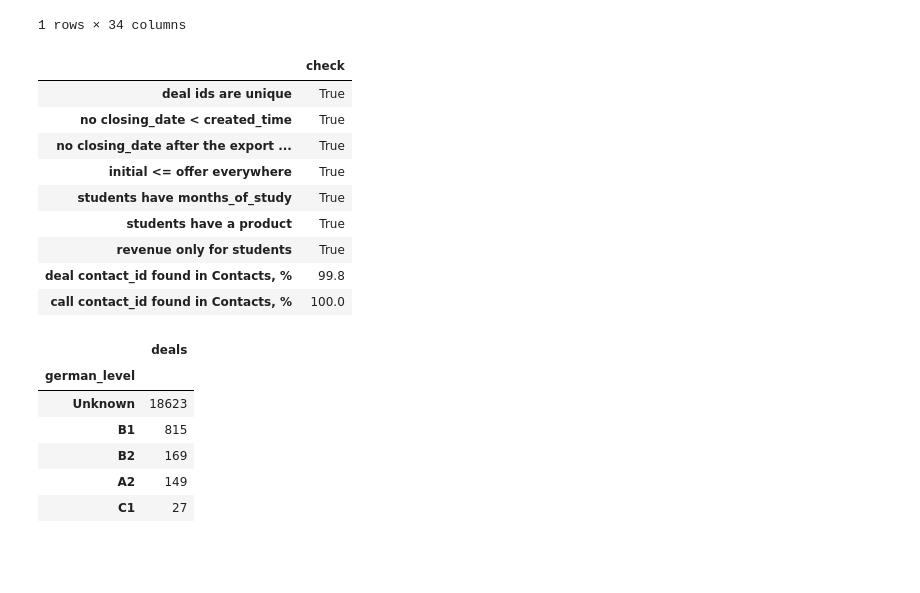
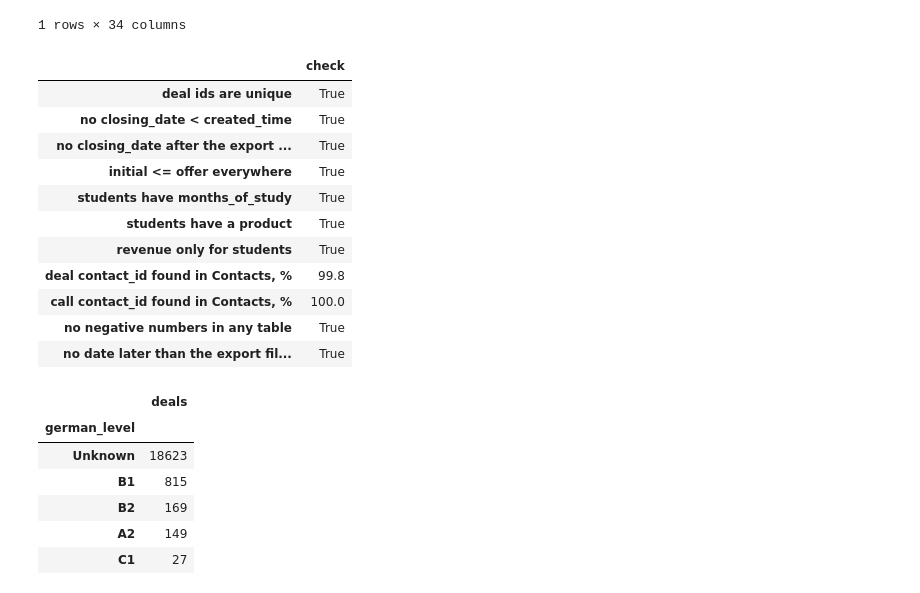
Before and after one commit to yerkovskayuliia-pixel/data-analytics-portfolio, a Jupyter notebook: python-crm-analysis/notebooks/01_data_cleaning.ipynb, the cells around one changed output. Drawn from its saved outputs; the diff is of its cells as text; code cells hidden in the pictures; blank space fills up the shorter version.

```diff
--- a/python-crm-analysis/notebooks/01_data_cleaning.ipynb
+++ b/python-crm-analysis/notebooks/01_data_cleaning.ipynb
@@ -181,27 +183,33 @@ deals.dtypes.to_frame("dtype").T
 # %%
 checks = {
     "deal ids are unique": deals["id"].is_unique,
     "no closing_date < created_time": not (deals["closing_date"] < deals["created_time"].dt.normalize()).any(),
     "no closing_date after the export date": not (deals["closing_date"] > deals["created_time"].max()).any(),
     "initial <= offer everywhere": not (deals["initial_amount_paid"] > deals["offer_total_amount"]).any(),
     "students have months_of_study": deals.loc[deals["is_student"], "months_of_study"].notna().all(),
     "students have a product": deals.loc[deals["is_student"], "product"].ne("Unknown").all(),
     "revenue only for students": (deals.loc[~deals["is_student"], "revenue"] == 0).all(),
     "deal contact_id found in Contacts, %": round(deals["contact_id"].isin(clean["Contacts"]["id"]).mean() * 100, 1),
     "call contact_id found in Contacts, %": round(clean["Calls"]["contact_id"].dropna().isin(clean["Contacts"]["id"]).mean() * 100, 1),
+    "no negative numbers in any table": not any((df.select_dtypes("number") < 0).any().any() for df in clean.values()),
+    "no date later than the export files (28.06.2024)": all(
+        (df[c].dropna() <= pd.Timestamp("2024-06-28")).all()
+        for df in clean.values() for c in df.columns if str(df[c].dtype).startswith("datetime")),
 }
 pd.Series(checks, name="check").to_frame()
 # %% [output]
 |  | check |
 | deal ids are unique | True |
 | no closing_date < created_time | True |
 | no closing_date after the export ... | True |
 | initial <= offer everywhere | True |
 | students have months_of_study | True |
 | students have a product | True |
 | revenue only for students | True |
 | deal contact_id found in Contacts, % | 99.8 |
 | call contact_id found in Contacts, % | 100.0 |
+| no negative numbers in any table | True |
+| no date later than the export fil... | True |
 # %%
 deals["german_level"].value_counts().to_frame("deals")
 # %% [output]
```
Also changed, not shown: parts of 6 cells of this notebook, 41 other files.
